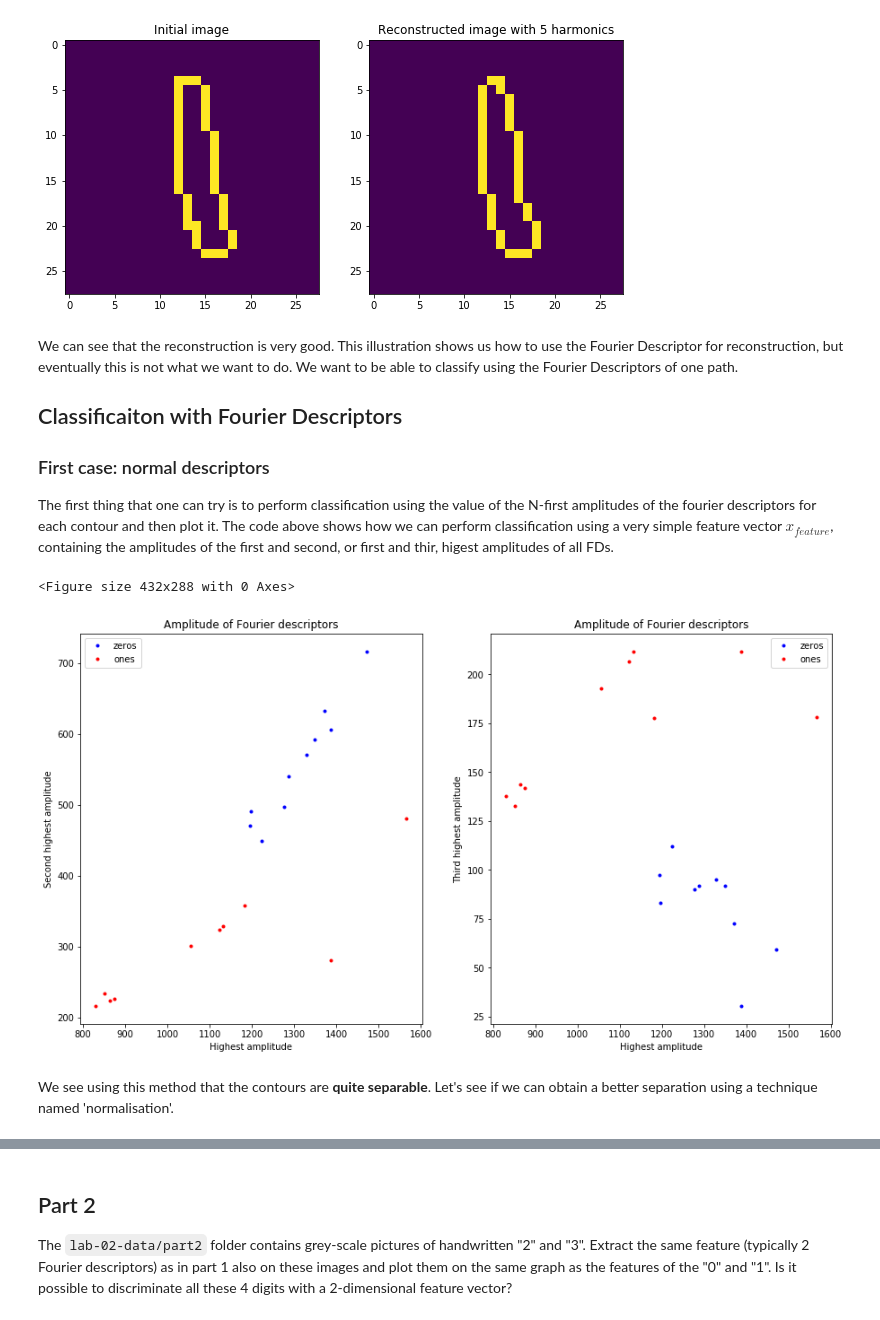
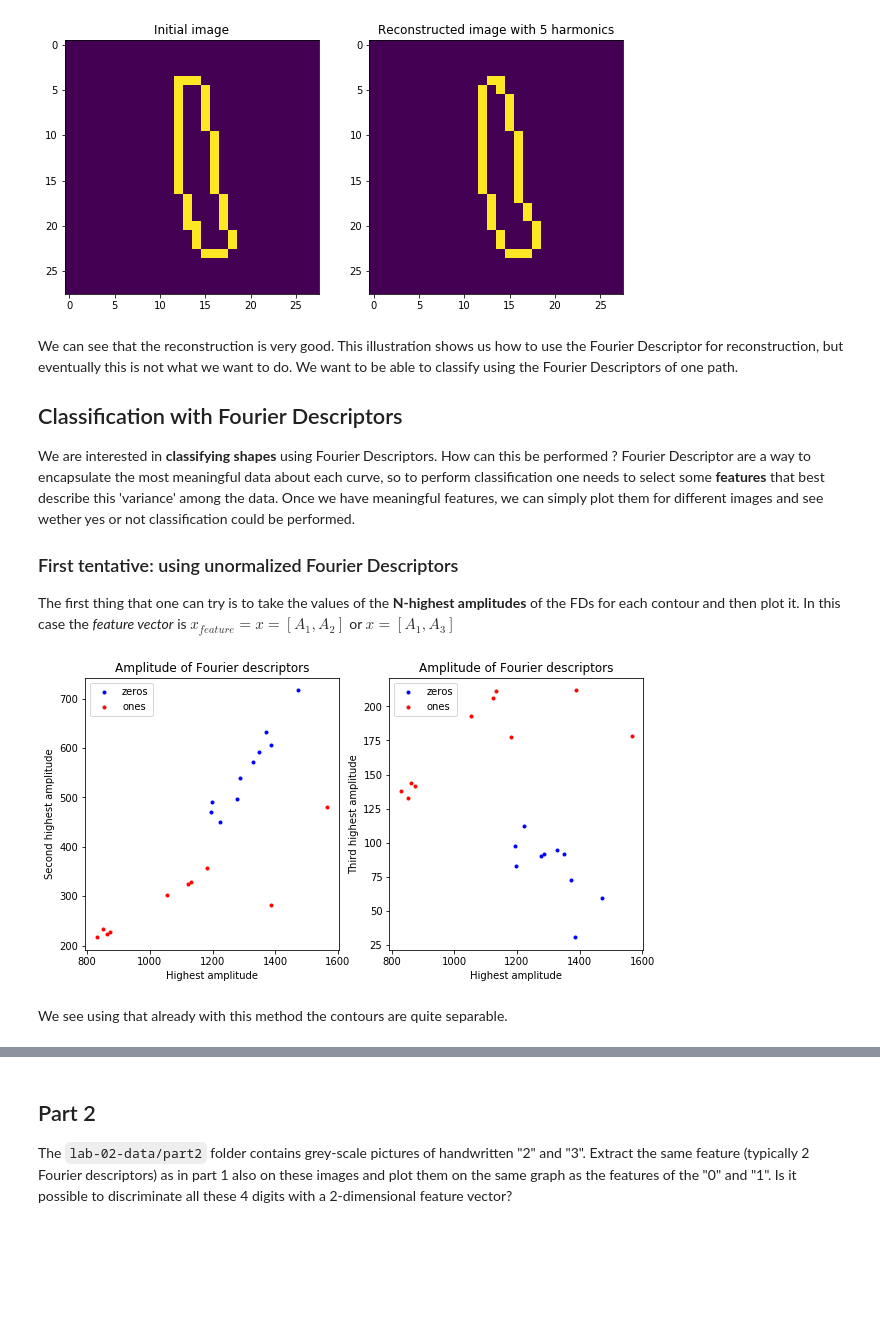
Before and after one commit to arthurBricq/ImageAnalysisLabs, a Jupyter notebook: lab02/lab_02_object_description.ipynb, the cells around one changed output, grey strips where cells are left out. Drawn from its saved outputs; the diff is of its cells as text; code cells hidden in the pictures; blank space fills up the shorter version.

```diff
--- a/lab02/lab_02_object_description.ipynb
+++ b/lab02/lab_02_object_description.ipynb
@@ -55,17 +54,12 @@ Let's denote by $f_j$ the j-iest element of the Fourier Serie, then the FD are a
 img = ones[1]
 [X,Y] = imPro.get_outmost_contour(img)
 im_contour = imPro.get_contour_image([X,Y])
-
 signal = X + 1j * Y
 fourier = np.fft.fft(signal)
-
-amplitudes = np.abs(fourier)
-phases = np.angle(fourier)
 
 k = 5 # number of harmonic to use
 fourier[k:-k] = 0
 fourier_inv = np.fft.ifft(fourier)
-
 X_hat = np.rint(fourier_inv.real).astype(int)
 Y_hat = np.rint(fourier_inv.imag).astype(int)
 im_contour_hat = imPro.get_contour_image([X_hat, Y_hat])
@@ -75,57 +69,55 @@ fig, axs = plt.subplots(1,2,figsize = (10,5))
 axs[0].imshow(im_contour)
 axs[0].set_title('Initial image')
 axs[1].imshow(im_contour_hat)
-axs[1].set_title('Reconstructed image with {} harmonics'.format(k))
-plt.show()
+axs[1].set_title('Reconstructed image with {} harmonics'.format(k));
 # %% [output]
 <Figure size 432x288 with 0 Axes>
 [figure]
 # %% [markdown]
 We can see that the reconstruction is very good. This illustration shows us how to use the Fourier Descriptor for reconstruction, but eventually this is not what we want to do. We want to be able to classify using the Fourier Descriptors of one path.
 
-## Classificaiton with Fourier Descriptors
+## Classification with Fourier Descriptors
 
-### First case: normal descriptors
+We are interested in **classifying shapes** using Fourier Descriptors. How can this be performed ? Fourier Descriptor are a way to encapsulate the most meaningful data about each curve, so to perform classification one needs to select some **features** that best describe this 'variance' among the data. Once we have meaningful features, we can simply plot them for different images and see wether yes or not classification could be performed.
 
-The first thing that one can try is to perform classification using the value of the N-first amplitudes of the fourier descriptors for each contour and then plot it. The code above shows how we can perform classification using a very simple feature vector $x_{feature}$, containing the amplitudes of the first and second, or first and thir, higest amplitudes of all FDs.
+### First tentative: using unormalized Fourier Descriptors
+
+The first thing that one can try is to take the values of the **N-highest amplitudes** of the FDs for each contour and then plot it. In this case the *feature vector* is $x_{feature} = x = [A_1, A_2]$ or $x = [A_1, A_3]$
 # %%
-amplitudes_zeros = []
-amplitudes_ones = []
-
+amplitudes_zeros, amplitudes_ones = [],[]
 for img in zeros:
-    contour = imPro.get_outmost_contour(img)
-    amplitudes = imPro.get_amplitude_first_descriptors(contour, n_descriptor = 4)
+    [X,Y] = imPro.get_outmost_contour(img)
+    signal = X + 1j * Y
+    fourier = np.fft.fft(signal)
+    amplitudes = imPro.get_amplitude_first_descriptors(fourier, n_descriptor = 4)
     amplitudes_zeros.append(amplitudes)
 
 for img in ones:
-    contour = imPro.get_outmost_contour(img)
-    amplitudes = imPro.get_amplitude_first_descriptors(contour, n_descriptor = 4)
+    [X,Y] = imPro.get_outmost_contour(img)
+    signal = X + 1j * Y
+    fourier = np.fft.fft(signal)
+    amplitudes = imPro.get_amplitude_first_descriptors(fourier, n_descriptor = 4)
     amplitudes_ones.append(amplitudes)
 
-amplitudes_zeros = np.array(amplitudes_zeros)
-amplitudes_ones = np.array(amplitudes_ones)
+amplitudes_zeros, amplitudes_ones = np.array(amplitudes_zeros), np.array(amplitudes_ones)
 
-plt.figure()
-fig, axs = plt.subplots(1,2, figsize = (15,8))
+fig, axs = plt.subplots(1,2, figsize = (10,5))
 
 axs[0].plot(amplitudes_zeros[:,0], amplitudes_zeros[:,1],'.b', label = 'zeros')
 axs[0].plot(amplitudes_ones[:,0], amplitudes_ones[:,1],'.r', label = 'ones')
 axs[0].set_xlabel('Highest amplitude')
 axs[0].set_ylabel('Second highest amplitude')
 axs[0].set_title('Amplitude of Fourier descriptors')
-axs[0].legend()
+axs[0].legend();
 
 axs[1].plot(amplitudes_zeros[:,0], amplitudes_zeros[:,2],'.b', label = 'zeros')
 axs[1].plot(amplitudes_ones[:,0], amplitudes_ones[:,2],'.r', label = 'ones')
 axs[1].set_xlabel('Highest amplitude')
 axs[1].set_ylabel('Third highest amplitude')
 axs[1].set_title('Amplitude of Fourier descriptors')
-axs[1].legend()
-
-plt.show()
+axs[1].legend();
 # %% [output]
-<Figure size 432x288 with 0 Axes>
-[figure, old version]
+[figure, new version]
 # %% [markdown]
-We see using this method that the contours are **quite separable**. Let's see if we can obtain a better separation using a technique named 'normalisation'.
+We see using that already with this method  the contours are quite separable.
 # %% [markdown]
```
Also changed, not shown: parts of 10 cells of this notebook, 3 other files.
